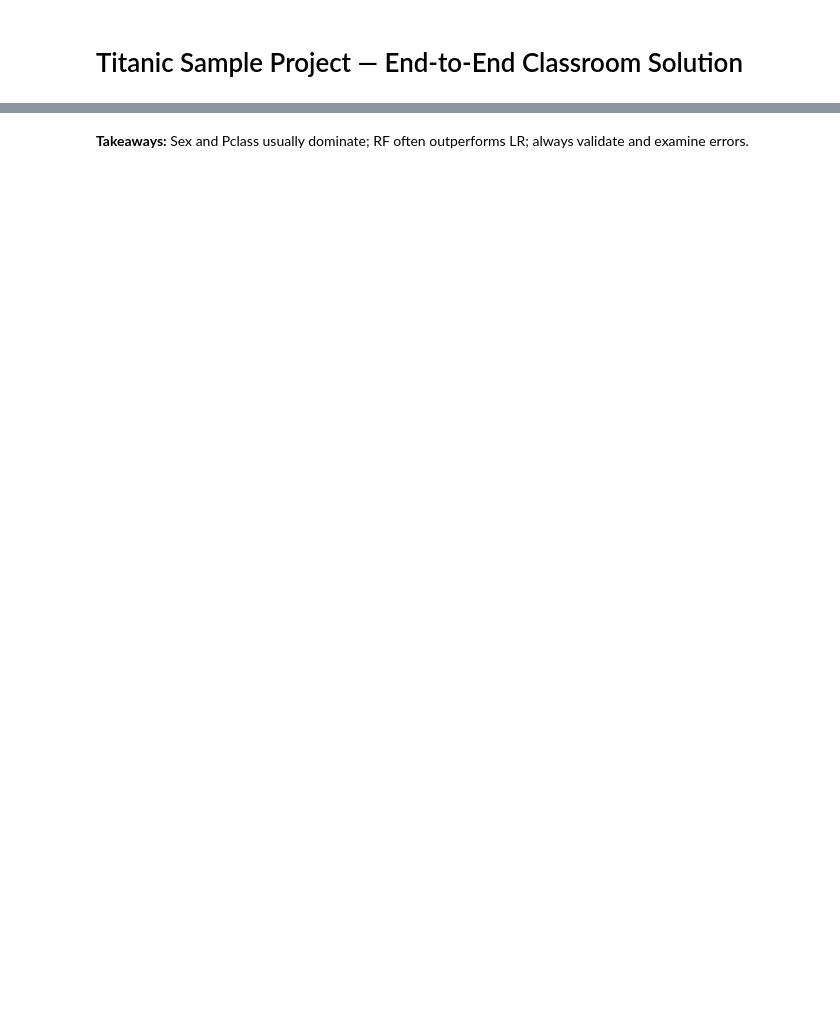
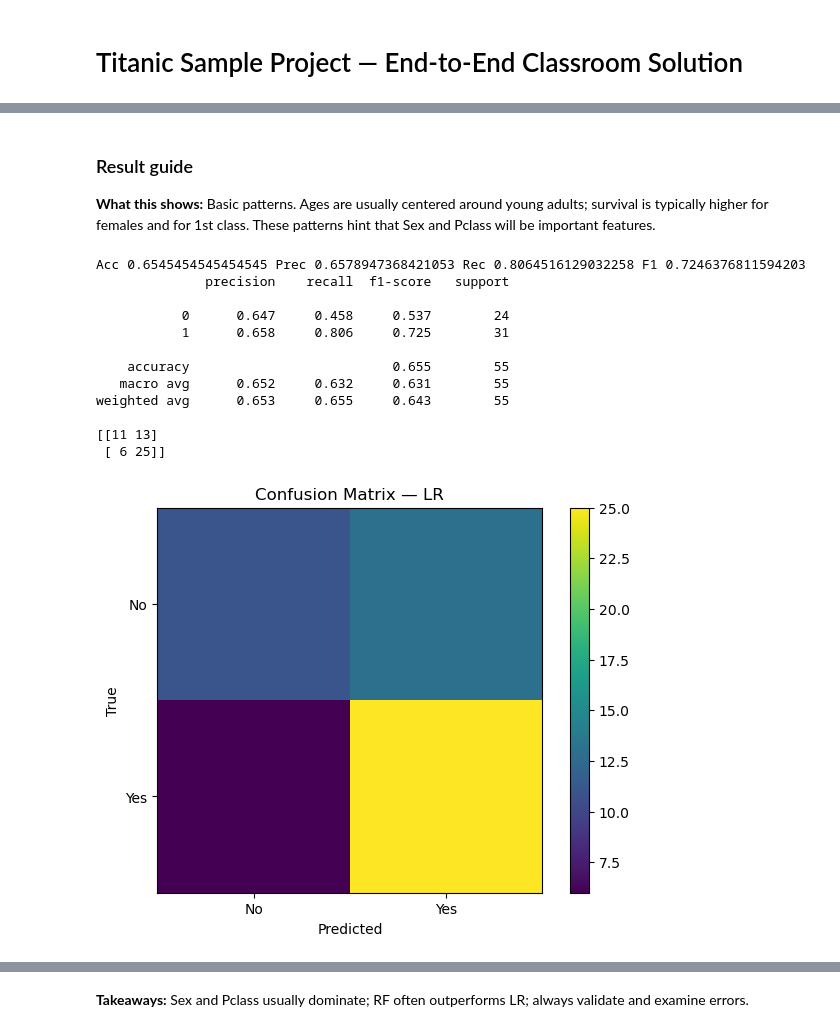
Before and after one commit to duochen/data-science-bootcamp, a Jupyter notebook: StudentProjects/Sample Projects/Titanic/Titanic_Sample_Project.ipynb, the cells around one changed output, grey strips where cells are left out. Saved outputs shown, nothing was run; the diff lists cells and outputs as text; code cells hidden in the pictures; blank space fills up the shorter version.

```diff
--- a/StudentProjects/Sample Projects/Titanic/Titanic_Sample_Project.ipynb
+++ b/StudentProjects/Sample Projects/Titanic/Titanic_Sample_Project.ipynb
@@ -24,15 +104,48 @@ df.groupby('Pclass')['Survived'].mean().plot(kind='bar'); plt.title('Mean surviv
+# %% [markdown]
+### Result guide
+**What this shows:** Basic patterns. Ages are usually centered around young adults; survival is typically higher for females and for 1st class. These patterns hint that Sex and Pclass will be important features.
 # %%
-FEATURES=['Pclass','Sex','Age','SibSp','Parch','Fare','Embarked']; TARGET='Survived'
-X=df[FEATURES].copy(); y=df[TARGET].copy()
-num=['Age','SibSp','Parch','Fare']; cat=['Pclass','Sex','Embarked']
-pre=ColumnTransformer([('num',SimpleImputer(strategy='median'),num),('cat',Pipeline([('imputer',SimpleImputer(strategy='most_frequent')),('oh',OneHotEncoder(handle_unknown='ignore'))]),cat)])
-Xtr,Xva,Ytr,Yva=train_test_split(X,y,test_size=0.25,random_state=42,stratify=y)
-lr=Pipeline([('prep',pre),('clf',LogisticRegression(max_iter=1000))]).fit(Xtr,Ytr)
-pred_lr=lr.predict(Xva)
-def evalm(y_true,y_hat):
-    print("Acc",accuracy_score(y_true,y_hat),"Prec",precision_score(y_true,y_hat),"Rec",recall_score(y_true,y_hat),"F1",f1_score(y_true,y_hat))
-    print(classification_report(y_true,y_hat,digits=3))
-evalm(Yva,pred_lr)
-cm=confusion_matrix(Yva,pred_lr); print(cm)
-plt.imshow(cm,interpolation='nearest'); plt.title('Confusion Matrix — LR'); plt.colorbar();
-plt.xticks([0,1],['No','Yes']); plt.yticks([0,1],['No','Yes']); plt.xlabel('Predicted'); plt.ylabel('True'); plt.show()
+FEATURES=['Pclass','Sex','Age','SibSp','Parch','Fare','Embarked'];   # pick helpful columns for the model (drop IDs like Name/Ticket)
+TARGET='Survived'  # label we want to predict (0 = no survive, 1 = survive)
+
+X=df[FEATURES].copy();   # features (inputs)
+y=df[TARGET].copy()  # target (output)
+
+num=['Age','SibSp','Parch','Fare'];   # numeric columns to impute with median
+cat=['Pclass','Sex','Embarked']  # categorical columns to impute and one‑hot encode
+
+pre=ColumnTransformer([('num',SimpleImputer(strategy='median'),num),('cat',Pipeline([('imputer',SimpleImputer(strategy='most_frequent')),('oh',OneHotEncoder(handle_unknown='ignore'))]),cat)])  # apply different preprocessing to numeric vs categorical
+Xtr,Xva,Ytr,Yva=train_test_split(X,y,test_size=0.25,random_state=42,stratify=y)  # split into training/validation sets (keep class ratio with stratify)
+
+lr=Pipeline([('prep',pre),('clf',LogisticRegression(max_iter=1000))]).fit(Xtr,Ytr)  # baseline model pipeline: preprocess + Logistic Regression
+pred_lr=lr.predict(Xva)  # make predictions on validation set
+
+def evalm(y_true,y_hat):  # helper function to print common metrics nicely
+    print("Acc",accuracy_score(y_true,y_hat),"Prec",precision_score(y_true,y_hat),"Rec",recall_score(y_true,y_hat),"F1",f1_score(y_true,y_hat))  # step in the pipeline
+    print(classification_report(y_true,y_hat,digits=3))  # step in the pipeline
+
+evalm(Yva,pred_lr)  # evaluate baseline performance
+cm=confusion_matrix(Yva,pred_lr); print(cm)  # confusion matrix: counts of correct/incorrect predictions
+
+plt.imshow(cm,interpolation='nearest');   # visualize confusion matrix as a heatmap
+plt.title('Confusion Matrix — LR');   # step in the pipeline
+plt.colorbar();   # step in the pipeline
+plt.xticks([0,1],['No','Yes']);   # step in the pipeline
+plt.yticks([0,1],['No','Yes']);   # step in the pipeline
+plt.xlabel('Predicted');   # step in the pipeline
+plt.ylabel('True');   # step in the pipeline
+plt.show()  # step in the pipeline
+# %% [output]
+Acc 0.6545454545454545 Prec 0.6578947368421053 Rec 0.8064516129032258 F1 0.7246376811594203
+              precision    recall  f1-score   support
+
+           0      0.647     0.458     0.537        24
+           1      0.658     0.806     0.725        31
+
+    accuracy                          0.655        55
+   macro avg      0.652     0.632     0.631        55
+weighted avg      0.653     0.655     0.643        55
+
+[[11 13]
+ [ 6 25]]
+[figure, added]
```
Also changed, not shown: parts of 12 cells of this notebook.
